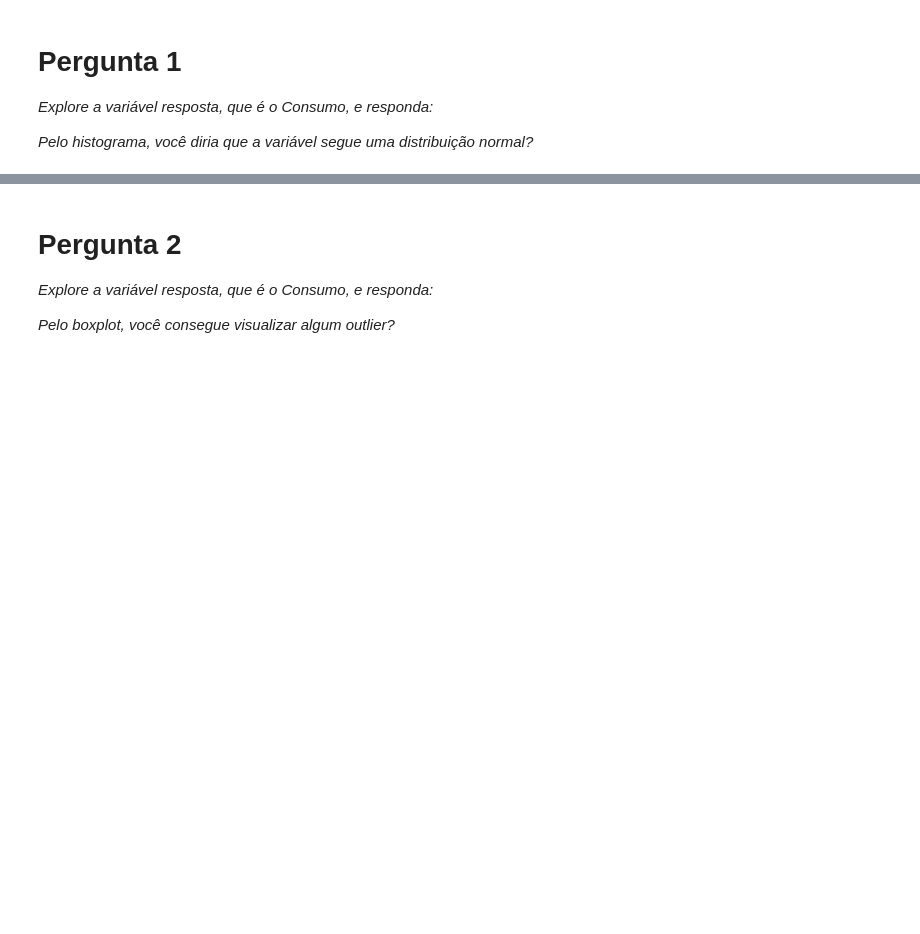
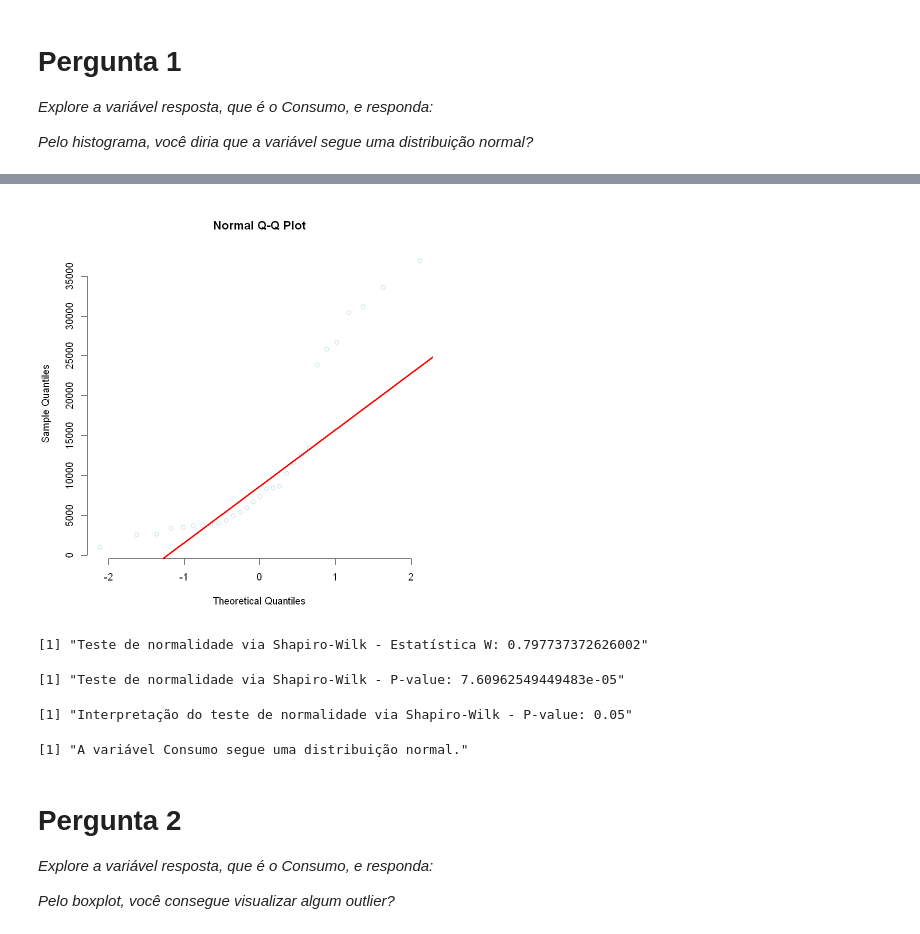
Before and after one commit to alexcamargos/DataScienceBootcampIGTI, a Jupyter notebook: Modulo_1/Desafio/desafio_r.ipynb, the cells around one changed output, grey strips where cells are left out. Drawn from its saved outputs; the diff is of its cells as text; code cells hidden in the pictures; blank space fills up the shorter version.

```diff
--- a/Modulo_1/Desafio/desafio_r.ipynb
+++ b/Modulo_1/Desafio/desafio_r.ipynb
@@ -100,3 +109,30 @@ pass
+# %%
+qqnorm(dados$Consumo, pch = 1, col= 'lightblue', frame = FALSE)
+qqline(dados$Consumo, col = "red", lwd = 3)
+# %% [output]
+[figure, added]
+# %%
+# Teste de normalidade via Shapiro-Wilk.
+shapiro <- shapiro.test(dados$Consumo)
+stringr::str_interp('Teste de normalidade via Shapiro-Wilk - Estatística W: ${shapiro$statistic}')
+stringr::str_interp('Teste de normalidade via Shapiro-Wilk - P-value: ${shapiro$p.value}')
+# %% [output]
+[1] "Teste de normalidade via Shapiro-Wilk - Estatística W: 0.797737372626002"
+[1] "Teste de normalidade via Shapiro-Wilk - P-value: 7.60962549449483e-05"
+# %%
+# Interpretação do teste de normalidade via Shapiro-Wilk.
+ic <- .95    #95% de confiança
+alfa <- 1 - ic
+stringr::str_interp('Interpretação do teste de normalidade via Shapiro-Wilk - P-value: ${alfa}')
+
+if (shapiro$p.value <= alfa) {
+  print('A variável Consumo segue uma distribuição normal.')
+} else {
+  print('A variável Consumo não segue uma distribuição normal.')
+}
+# %% [output]
+[1] "Interpretação do teste de normalidade via Shapiro-Wilk - P-value: 0.05"
+[1] "A variável Consumo segue uma distribuição normal."
 # %% [markdown]
 # Pergunta 2
 
```
Also changed, not shown: parts of 46 cells of this notebook, 2 other files.
